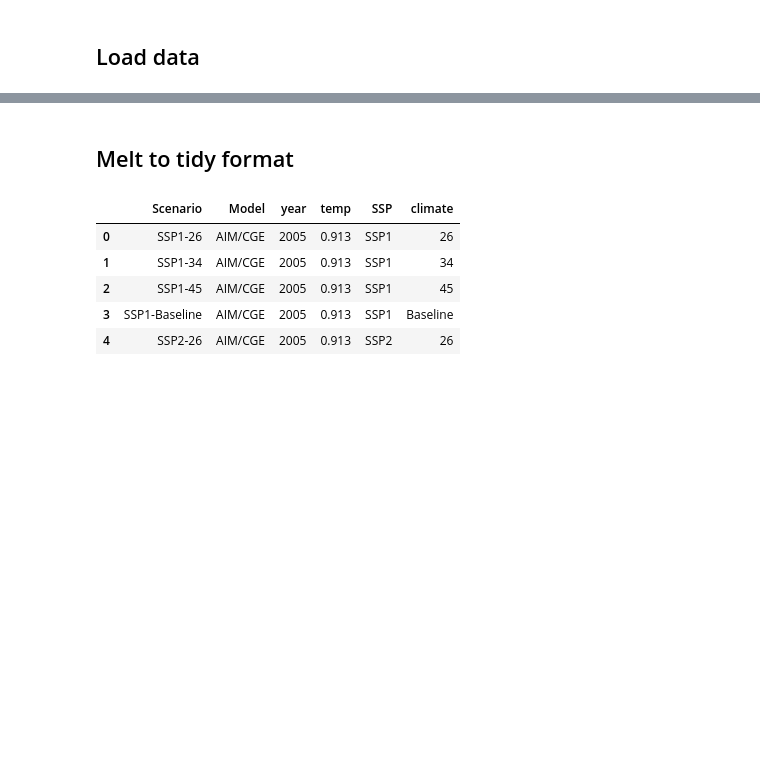
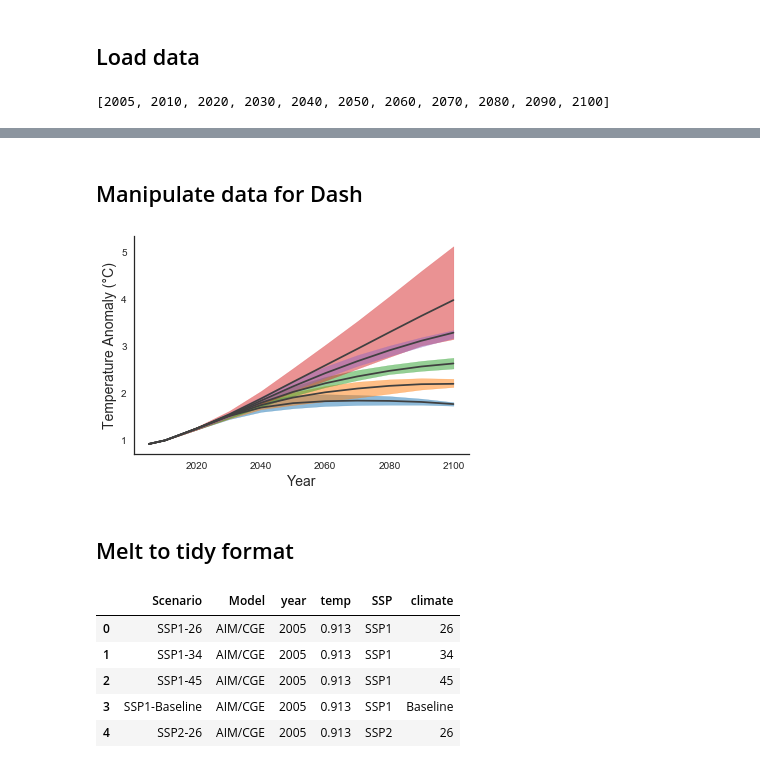
Before and after one commit to gschivley/climate-life-events, a Jupyter notebook: Test plots.ipynb, the cells around one changed output, grey strips where cells are left out. Cells and saved outputs as stored; diff of their text form; code cells hidden in the pictures; blank space fills up the shorter version.

Commit message:
Set up data for Dash

```diff
--- a/Test plots.ipynb
+++ b/Test plots.ipynb
@@ -13,3 +11,11 @@ df = pd.read_csv('iamc_db.csv')
+# %%
+df = pd.read_csv('iamc_db.csv')
+df['climate'] = df['Scenario'].str.split('-').str[-1]
+climates = df['climate'].unique()
+years = [int(x) for x in df.columns[5:-1]]
+years
+# %% [output]
+[2005, 2010, 2020, 2030, 2040, 2050, 2060, 2070, 2080, 2090, 2100]
 # %%
 df.head()
 # %% [output]
@@ -19,6 +25,30 @@ df.head()
 | 2 | AIM/CGE | SSP1-45 | World | Diagnostics|MAGICC6|Temperature|G... | °C | 0.913 | 0.989 | 1.251 | 1.542 | 1.842 | 2.133 | ... |
 | 3 | AIM/CGE | SSP1-Baseline | World | Diagnostics|MAGICC6|Temperature|G... | °C | 0.913 | 0.989 | 1.252 | 1.569 | 1.900 | 2.224 | ... |
 | 4 | AIM/CGE | SSP2-26 | World | Diagnostics|MAGICC6|Temperature|G... | °C | 0.913 | 0.989 | 1.249 | 1.516 | 1.662 | 1.731 | ... |
+# %% [markdown]
+## Manipulate data for Dash
+# %%
+dfs = {}
+for climate in climates:
+    dfs[climate] = df.loc[df['climate'] == climate, '2005':'2100']
+# %%
+colors = sns.color_palette('tab10', 5)
+fig, ax = plt.subplots()
+
+for idx, (key, _df) in enumerate(dfs.items()):
+        ax.plot(years, _df.mean(), c='.25')
+
+        ax.fill_between(years, _df.min().values, _df.max().values,
+                             color=colors[idx], alpha=0.5)
+
+plt.ylabel('Temperature Anomaly (°C)', size=14)
+plt.xlabel('Year', size=14)
+y_ticks = ax.get_yticklabels()
+# ax.set_yticklabels(['{} °C'.format(int(x)) for x in y_ticks])
+
+sns.despine()
+# %% [output]
+[figure, added]
 # %% [markdown]
 ## Melt to tidy format
 # %%
```
Also changed, not shown: parts of 1 cell of this notebook.
